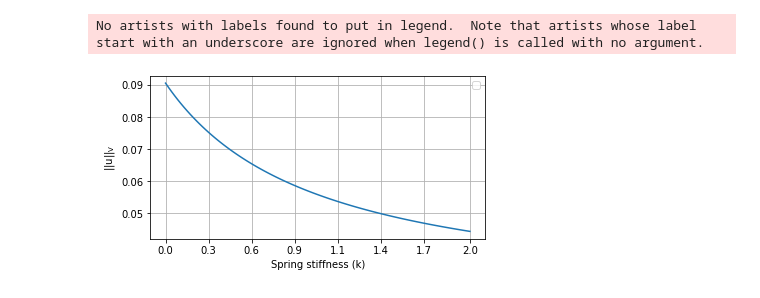
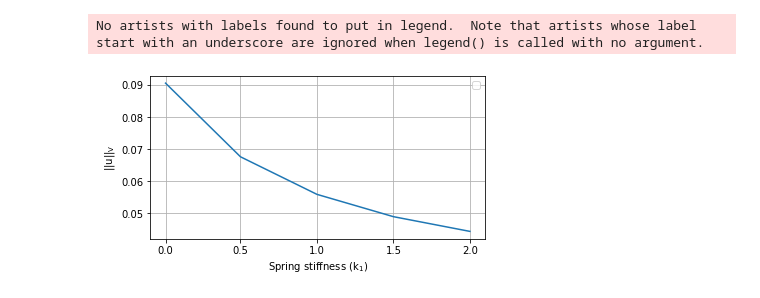
Before and after one commit to KOS-UJ/Spring-Rods-System-Approximation, a Jupyter notebook: experiments/reaction_on_spring_stiffness.ipynb, the cells around one changed output. Drawn from its saved outputs; the diff is of its cells as text; code cells hidden in the pictures.

```diff
--- a/experiments/reaction_on_spring_stiffness.ipynb
+++ b/experiments/reaction_on_spring_stiffness.ipynb
@@ -47,8 +47,7 @@ solver = SpringRodsSystemSolver(model)
 # %%
 positions = np.concatenate((model.domain[0], model.domain[1]))
 # %%
-spring_const_spectrum = np.linspace(0.01, 2, 100)
-spring_const_discrete = [0.01, 0.5, 1, 2]
+spring_const_discrete = [0.01, 0.5, 1, 1.5, 2]
 # %%
 results = []
 
@@ -99,7 +98,8 @@ right_end_results = []
 displacement_results = []
 stress_results = []
 
-for idx, const in tqdm(enumerate(spring_const_spectrum, 1)):
+# for idx, const in tqdm(enumerate(spring_const_spectrum, 1)):
+for idx, const in tqdm(enumerate(spring_const_discrete, 1)):
     model.set_spring_const((const, const))
     displacements = solver()
     stress = solver.compute_stresses(displacements)
@@ -172,17 +167,20 @@ plt.savefig(f'plots/spring_stiff_dependence/exp{experiment_number}_avg_abs_stres
 # %%
 fig = plt.gcf()
 fig.set_size_inches((6, 3))
 
-x_ticks = np.linspace(0, len(spring_const_spectrum)-1, 8, dtype=int)
-plt.xticks(x_ticks, (f'{x:.1f}' for x in spring_const_spectrum[x_ticks]))
+# TODO this is important for experiment 5
+if experiment_number == 5:
+    plt.ylim(-0.5, 0.5)
+
+plt.xticks(spring_const_discrete, (f'{x:.1f}' for x in spring_const_discrete))
 
 norm_of_solution = [l2_norm(d, model.domain) for d in displacement_results]
 
-plt.plot(norm_of_solution)
+plt.plot(spring_const_discrete, norm_of_solution)
 plt.ylabel('$\|\|u\|\|_{V}$')
 plt.xlabel(f'Spring stiffness ({stiff_coef})')
 plt.legend()
 plt.savefig(f'plots/spring_stiff_dependence/exp{experiment_number}_avg_abs_stress.png', bbox_inches='tight')
 # %% [output]
 No artists with labels found to put in legend.  Note that artists whose label start with an underscore are ignored when legend() is called with no argument.
-[figure, old version]
+[figure, new version]
```
Also changed, not shown: parts of 5 cells of this notebook, 1 other file.
